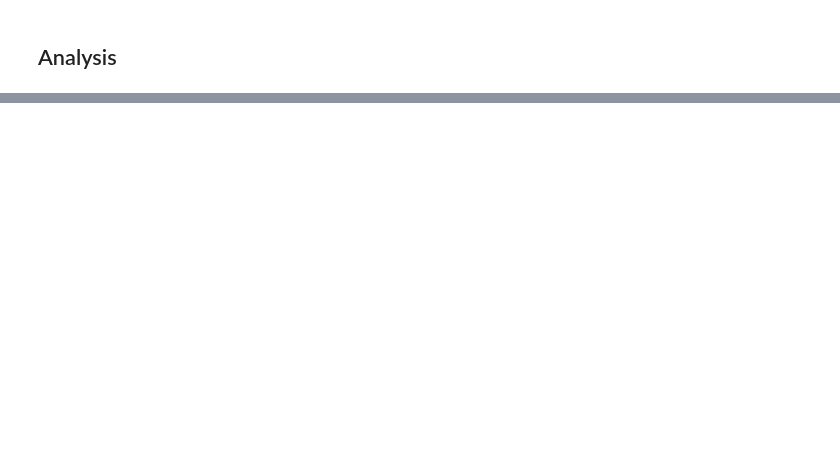
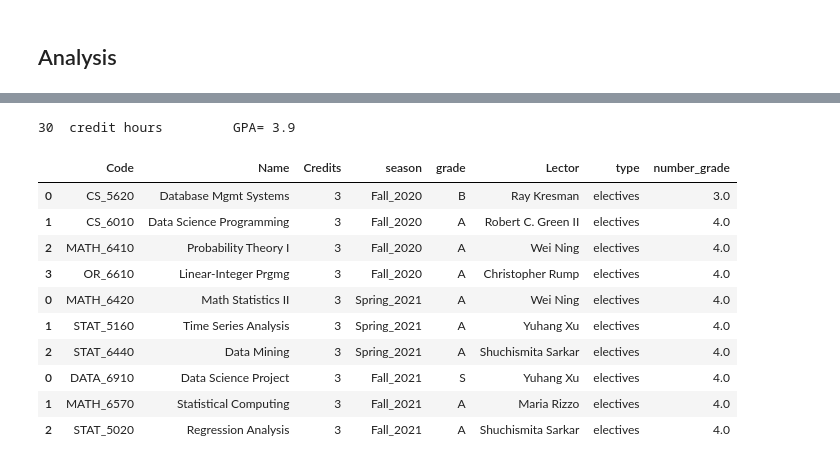
Before and after one commit to alexey-luchinsky/BGcourses, a Jupyter notebook: python/courses_progress.ipynb, the cells around one changed output, grey strips where cells are left out. Drawn from its saved outputs; the diff is of its cells as text; code cells hidden in the pictures; blank space fills up the shorter version.

```diff
--- a/python/courses_progress.ipynb
+++ b/python/courses_progress.ipynb
@@ -260,0 +151,24 @@ long_req[(long_req["season"]=="Fall_2023") & (~long_req["grade"].isna()) ]
+# %%
+ms_seasons = df.season.drop_duplicates()[:3]
+phd_seasons = df.season.drop_duplicates()[3:]
+# %%
+# ms
+taken = df[df.season.isin(ms_seasons)]
+print(
+    taken.Credits.sum()," credit hours",
+"\t GPA=", (taken["Credits"]*taken["number_grade"]).sum()/taken["Credits"].sum()
+)
+taken
+# %% [output]
+30  credit hours         GPA= 3.9
+|  | Code | Name | Credits | season | grade | Lector | type | number_grade |
+| 0 | CS_5620 | Database Mgmt Systems | 3 | Fall_2020 | B | Ray Kresman | electives | 3.0 |
+| 1 | CS_6010 | Data Science Programming | 3 | Fall_2020 | A | Robert C. Green II | electives | 4.0 |
+| 2 | MATH_6410 | Probability Theory I | 3 | Fall_2020 | A | Wei Ning | electives | 4.0 |
+| 3 | OR_6610 | Linear-Integer Prgmg | 3 | Fall_2020 | A | Christopher Rump | electives | 4.0 |
+| 0 | MATH_6420 | Math Statistics II | 3 | Spring_2021 | A | Wei Ning | electives | 4.0 |
+| 1 | STAT_5160 | Time Series Analysis | 3 | Spring_2021 | A | Yuhang Xu | electives | 4.0 |
+| 2 | STAT_6440 | Data Mining | 3 | Spring_2021 | A | Shuchismita Sarkar | electives | 4.0 |
+| 0 | DATA_6910 | Data Science Project | 3 | Fall_2021 | S | Yuhang Xu | electives | 4.0 |
+| 1 | MATH_6570 | Statistical Computing | 3 | Fall_2021 | A | Maria Rizzo | electives | 4.0 |
+| 2 | STAT_5020 | Regression Analysis | 3 | Fall_2021 | A | Shuchismita Sarkar | electives | 4.0 |
```
Also changed, not shown: parts of 36 cells of this notebook, 4 other files.
